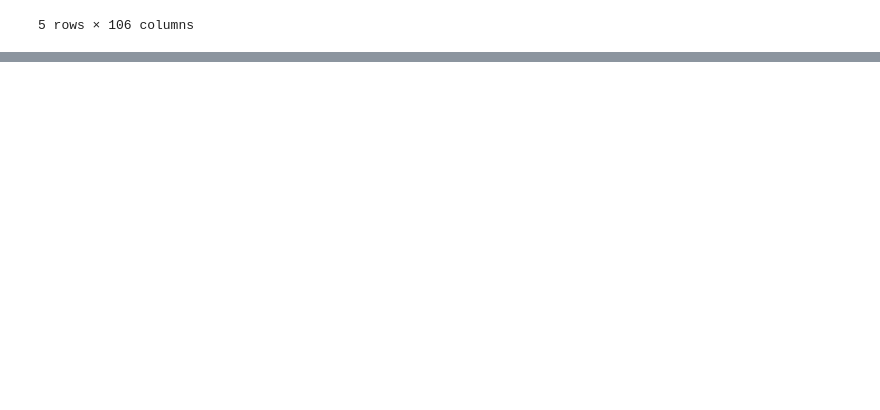
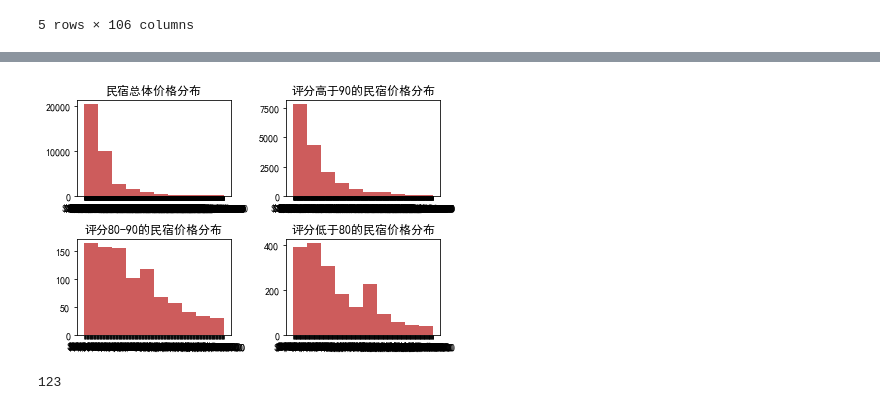
Before and after one commit to ShaoZC/Financial-report-acquisition-and-data-processing-with-Python, a Jupyter notebook: AB_NYC_2019.ipynb, the cells around one changed output, grey strips where cells are left out. Drawn from its saved outputs; the diff is of its cells as text; code cells hidden in the pictures; blank space fills up the shorter version.

```diff
--- a/AB_NYC_2019.ipynb
+++ b/AB_NYC_2019.ipynb
@@ -20,3 +70,39 @@ BJ_Airbnb.head()
+# %%
+#coding:utf-8
+import matplotlib.pyplot as plt
+plt.rcParams['font.sans-serif']=['SimHei'] #用来正常显示中文标签
+plt.rcParams['axes.unicode_minus']=False #用来正常显示负号
+#有中文出现的情况，需要u'内容'
+
+import matplotlib.pyplot as plt
+ax=plt.subplot(221)
+data=BJ_Airbnb.price
+plt.hist(data,color='indianred')
+ax.set_title('民宿总体价格分布')
+
+ax=plt.subplot(222)
+# data100=data
+# data100=BJ_Airbnb[(BJ_Airbnb['price']<100)&(BJ_Airbnb['price']>90)].price
+data100=BJ_Airbnb[BJ_Airbnb['review_scores_rating']>90].price
+plt.hist(data100,color='indianred')
+ax.set_title('评分高于90的民宿价格分布')
+
+ax=plt.subplot(223)
+data=BJ_Airbnb[(BJ_Airbnb['review_scores_rating']<90)&(BJ_Airbnb['review_scores_rating']>80)].price
+plt.hist(data,color='indianred')
+ax.set_title('评分80-90的民宿价格分布')
+
+ax=plt.subplot(224)
+data=BJ_Airbnb[BJ_Airbnb['review_scores_rating']<=80].price
+plt.hist(data,color='indianred')
+ax.set_title('评分低于80的民宿价格分布')
+plt.tight_layout()
+# %% [output]
+[figure, added]
+# %%
+print('123')
+# %% [output]
+123
 # %%
 # 地理数据可视化 使用folium包完成纽约Airbnb出租数据在地图上展示
 import folium
```
Also changed, not shown: parts of 3 cells of this notebook.
